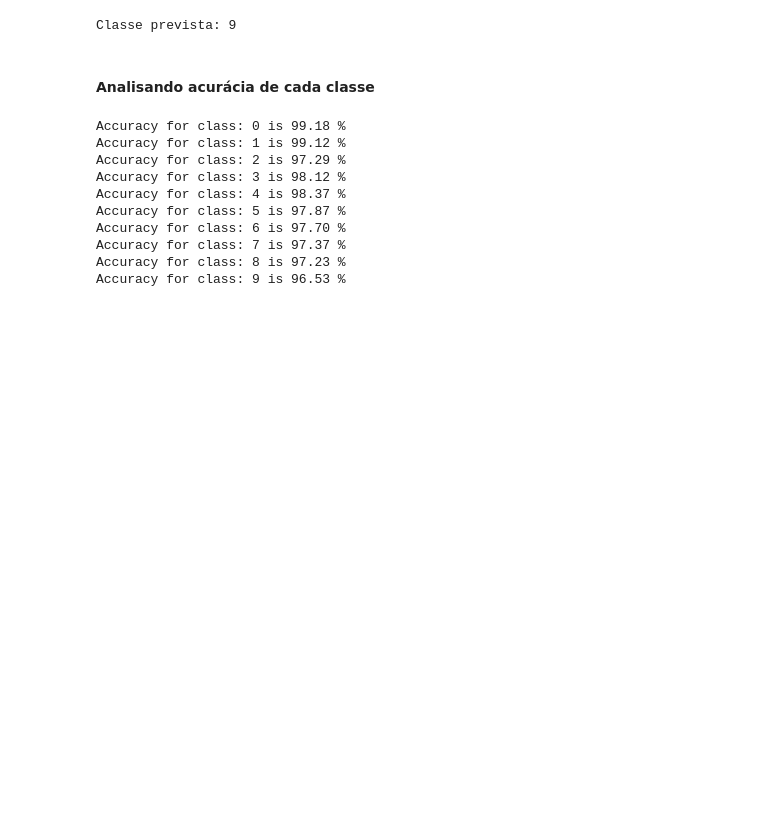
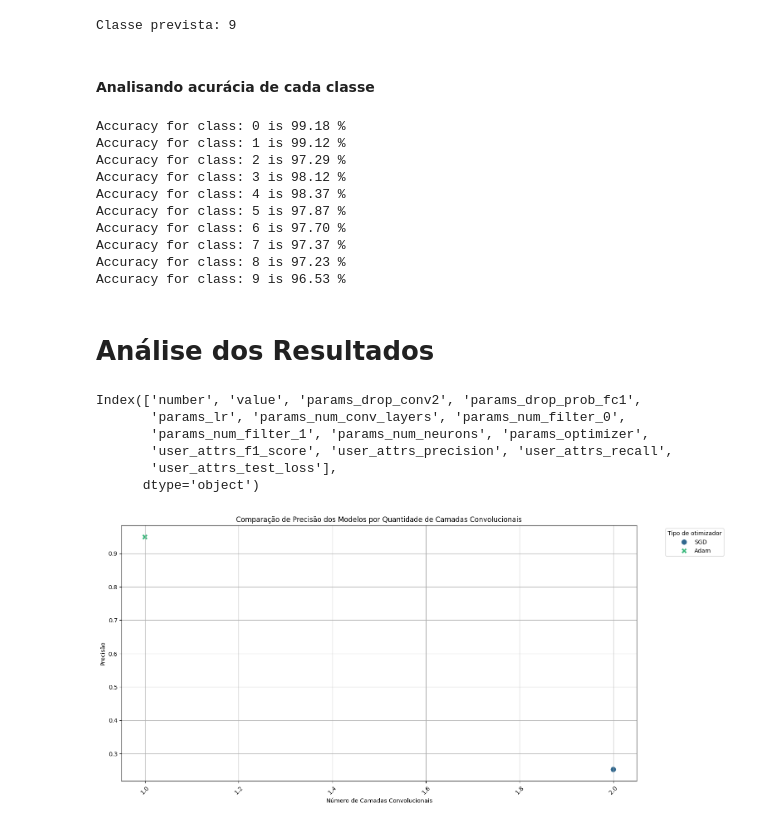
Before and after one commit to GuilhermeMaciel75/Redes_Neurais_p1, a Jupyter notebook: src/CNNPyTorch.ipynb, the cells around one changed output. Cells and saved outputs as stored; diff of their text form; code cells hidden in the pictures; blank space fills up the shorter version.

Commit message:
Add: Gráficos dos resultados

```diff
--- a/src/CNNPyTorch.ipynb
+++ b/src/CNNPyTorch.ipynb
@@ -620,3 +622,31 @@ Accuracy for class: 6 is 97.70 %
 Accuracy for class: 7 is 97.37 %
 Accuracy for class: 8 is 97.23 %
 Accuracy for class: 9 is 96.53 %
+# %% [markdown]
+# Análise dos Resultados
+# %%
+df = pd.read_csv('optuna_results.csv')
+df.columns
+# %% [output]
+Index(['number', 'value', 'params_drop_conv2', 'params_drop_prob_fc1',
+       'params_lr', 'params_num_conv_layers', 'params_num_filter_0',
+       'params_num_filter_1', 'params_num_neurons', 'params_optimizer',
+       'user_attrs_f1_score', 'user_attrs_precision', 'user_attrs_recall',
+       'user_attrs_test_loss'],
+      dtype='object')
+# %%
+plt.figure(figsize=(16, 8))
+
+sns.scatterplot(data=df, x='params_num_conv_layers', y='user_attrs_precision', hue='params_optimizer', style='params_optimizer', markers=True,
+                palette='viridis', s=100)
+
+plt.title('Comparação de Precisão dos Modelos por Quantidade de Camadas Convolucionais')
+plt.xlabel('Número de Camadas Convolucionais')
+plt.ylabel('Precisão')
+plt.xticks(rotation=45)
+plt.grid(True)
+plt.legend(title='Tipo de otimizador', bbox_to_anchor=(1.05, 1), loc='upper left')  # Movendo a legenda para fora do gráfico
+
+plt.show()
+# %% [output]
+[figure, added]
```
Also changed, not shown: parts of 2 cells of this notebook.
